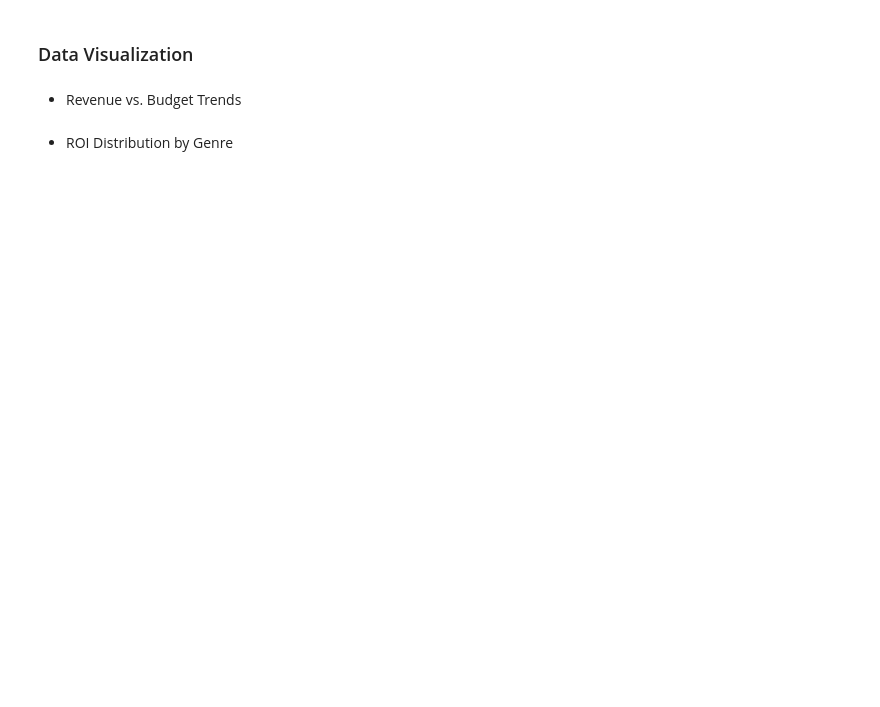
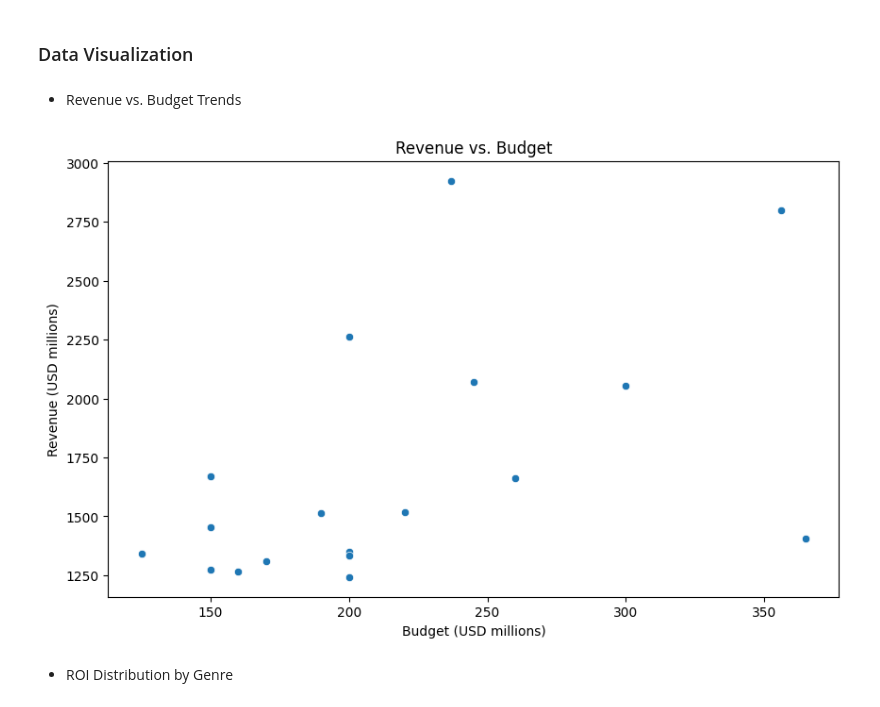
Before and after one commit to kgyauAmtch/Amtch_Personal_Projects, a Jupyter notebook: IMBD_movie_analysis/Project1/notebooks/data_cleaning.ipynb, the cells around one changed output. Saved outputs shown, nothing was run; the diff lists cells and outputs as text; code cells hidden in the pictures; blank space fills up the shorter version.

```diff
--- a/IMBD_movie_analysis/Project1/notebooks/data_cleaning.ipynb
+++ b/IMBD_movie_analysis/Project1/notebooks/data_cleaning.ipynb
@@ -107,3 +185,10 @@ df['crew_size'] = df['credits'].apply(lambda x: len(x.get('crew', [])))
+# %%
+# Extract and add new columns
+df['cast'] = df['credits'].apply(lambda x: ' | '.join(dcp.extract_cast_names(x)))
+df['crew'] = df['credits'].apply(lambda x: ' | '.join(dcp.extract_crew_names(x)))
+df['director'] = df['credits'].apply(dcp.extract_director)
+df['cast_size'] = df['credits'].apply(lambda x: len(x.get('cast', [])))
+df['crew_size'] = df['credits'].apply(lambda x: len(x.get('crew', [])))
 # %%
 df['cast'].head()
 df['crew'].head()
@@ -125,15 +265,15 @@ get_value_counts(df, 'original_language')
 # %%
-#
-def normalize_anomalies(genre_string):
-    # converts the split genres names to a list and sorts them and returns them to have them be unique
-    genres = list(genrestring.strip() for genrestring in genre_string.split('|'))
-    sorted_genres = sorted(genres)
-    return ' | '.join(sorted_genres)
+# #
+# def normalize_anomalies(genre_string):
+#     # converts the split genres names to a list and sorts them and returns them to have them be unique
+#     genres = list(genrestring.strip() for genrestring in genre_string.split('|'))
+#     sorted_genres = sorted(genres)
+#     return ' | '.join(sorted_genres)
 
-df['genre_names']= df['genre_names'].apply(normalize_anomalies)
-df['cld_production_countries']= df['cld_production_countries'].apply(normalize_anomalies)
-df['cld_production_companies']= df['cld_production_companies'].apply(normalize_anomalies)
-df['original_language']= df['original_language'].apply(normalize_anomalies)
+df['genre_names']= df['genre_names'].apply(dcp.normalize_anomalies)
+df['cld_production_countries']= df['cld_production_countries'].apply(dcp.normalize_anomalies)
+df['cld_production_companies']= df['cld_production_companies'].apply(dcp.normalize_anomalies)
+df['original_language']= df['original_language'].apply(dcp.normalize_anomalies)
 # %% [markdown]
 ### testing anomalies
 # %%
@@ -267,0 +561,2 @@ highest_profit_movie('title','revenue_musd','budget_musd','profit')
+# %%
+kpi.highest_profit_movie(reordered_df,'title','revenue_musd','budget_musd','profit')
@@ -280,0 +572,2 @@ lowest_profit_movie('title','revenue_musd','budget_musd','profit')
+# %%
+kpi.lowest_profit_movie(reordered_df,'title','revenue_musd','budget_musd','profit')
@@ -593,2 +805,6 @@ plt.show()
+# %%
+visn.revenue_vs_budget(reordered_df)
+# %% [output]
+[figure, added]
 # %% [markdown]
 - ROI Distribution by Genre
```
Also changed, not shown: parts of 133 cells of this notebook, 6 other files.
